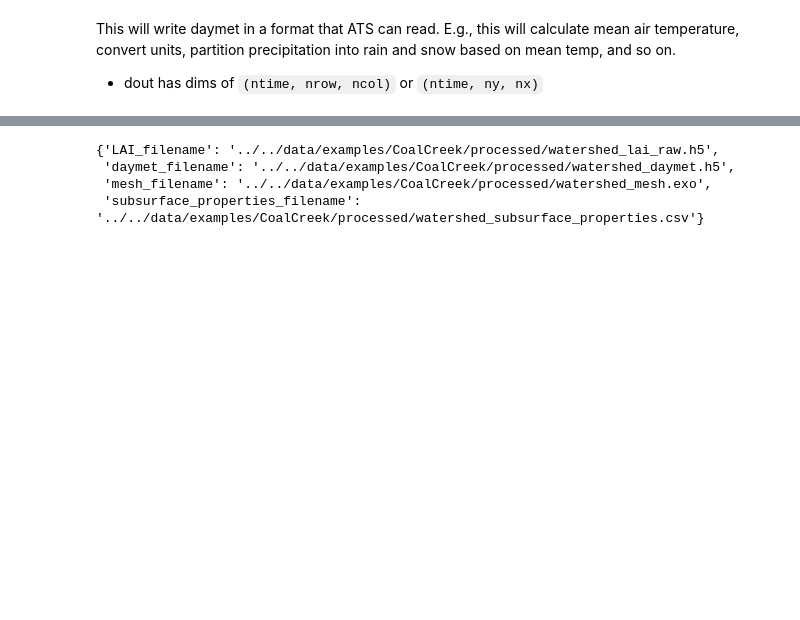
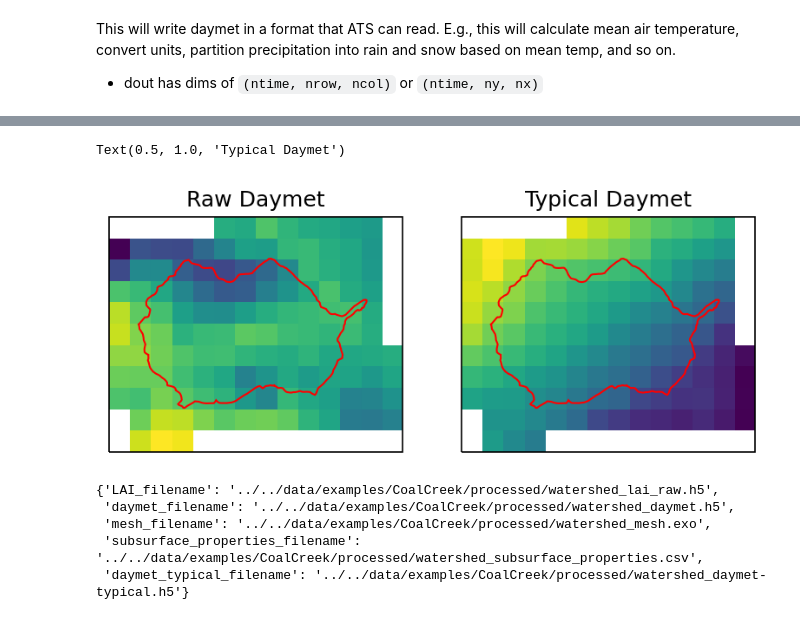
Before and after one commit to pinshuai/ats-workflow, a Jupyter notebook: src/chapters/2-daymet.ipynb, the cells around one changed output, grey strips where cells are left out. Cells and saved outputs as stored; diff of their text form; code cells hidden in the pictures; blank space fills up the shorter version.

Commit message:
added typical daymet forcing

```diff
--- a/src/chapters/2-daymet.ipynb
+++ b/src/chapters/2-daymet.ipynb
@@ -159,0 +170,18 @@ watershed_workflow.io.write_dataset_to_hdf5(
+# %%
+outputs['daymet_typical_filename'] = os.path.join('..', '..', 'data', 'examples','CoalCreek', 'processed','watershed_daymet-typical.h5')
+
+met_data_typical = watershed_workflow.datasets.State()
+ntypical_years = 10
+# here we make up some new times.
+# It does not really matter what timeframe you choose as long as the nunmber of days are consistent.
+new_times = np.array([datetime.date(1980,10,1) + datetime.timedelta(days=i) for i in range(365*ntypical_years)])
+
+for (ds_key, ds_val) in met_data_ats.items():
+    smooth_dat = watershed_workflow.utils.compute_average_year(ds_val.data, output_nyears=ntypical_years, filter=True)
+    met_data_typical[ds_key] = watershed_workflow.datasets.Dataset(ds_val.profile, new_times, smooth_dat)
+
+attrs = watershed_workflow.daymet.getAttributes(bounds, new_times[0], new_times[-1])
+attrs['name']=f"{ntypical_years}-yrs typical Daymet forcing generated using data from {start_date} to {end_date}"
+
+watershed_workflow.io.write_dataset_to_hdf5(outputs['daymet_typical_filename'], met_data_typical.collections[0],
+                                            attributes=attrs, time0=origin_date)
@@ -159,0 +190,21 @@ watershed_workflow.io.write_dataset_to_hdf5(
+# %%
+ivar = 'air temperature [K]'
+islice = 100
+# daymet_crs = watershed_workflow.crs.daymet_crs()
+profile = met_data_ats.collections[0].profile
+
+fig = plt.figure()
+ax1 = watershed_workflow.plot.get_ax(crs, fig, 1, 2, 1)
+ax2 = watershed_workflow.plot.get_ax(crs, fig, 1, 2, 2)
+
+# watershed_ext_daymet = watershed_workflow.warp.shply(watershed.exterior(),
+#                                                      crs, daymet_crs)
+watershed_workflow.plot.raster(profile, met_data_ats.collections[0].data[ivar][islice,:,:], ax1)
+# watershed_workflow.plot.shply(watershed_ext_daymet, daymet_crs, ax=ax1, color='r')
+watershed_workflow.plot.hucs(watershed, crs, ax=ax1, color='r')
+watershed_workflow.plot.raster(profile, met_data_typical.collections[0].data[ivar][islice,:,:], ax2)
+watershed_workflow.plot.hucs(watershed, crs, ax=ax2, color='r')
+
+ax1.set_title("Raw Daymet")
+ax2.set_title("Typical Daymet")
+# %% [output]
@@ -160,10 +213,13 @@ watershed_workflow.io.write_dataset_to_hdf5(
+Text(0.5, 1.0, 'Typical Daymet')
+[figure, added]
 # %%
 outputs
 # %% [output]
 {'LAI_filename': '../../data/examples/CoalCreek/processed/watershed_lai_raw.h5',
  'daymet_filename': '../../data/examples/CoalCreek/processed/watershed_daymet.h5',
  'mesh_filename': '../../data/examples/CoalCreek/processed/watershed_mesh.exo',
- 'subsurface_properties_filename': '../../data/examples/CoalCreek/processed/watershed_subsurface_properties.csv'}
+ 'subsurface_properties_filename': '../../data/examples/CoalCreek/processed/watershed_subsurface_properties.csv',
+ 'daymet_typical_filename': '../../data/examples/CoalCreek/processed/watershed_daymet-typical.h5'}
 # %%
 with open(config_fname, 'w') as file:
     yaml.dump(outputs, file)
```
Also changed, not shown: parts of 11 cells of this notebook.
